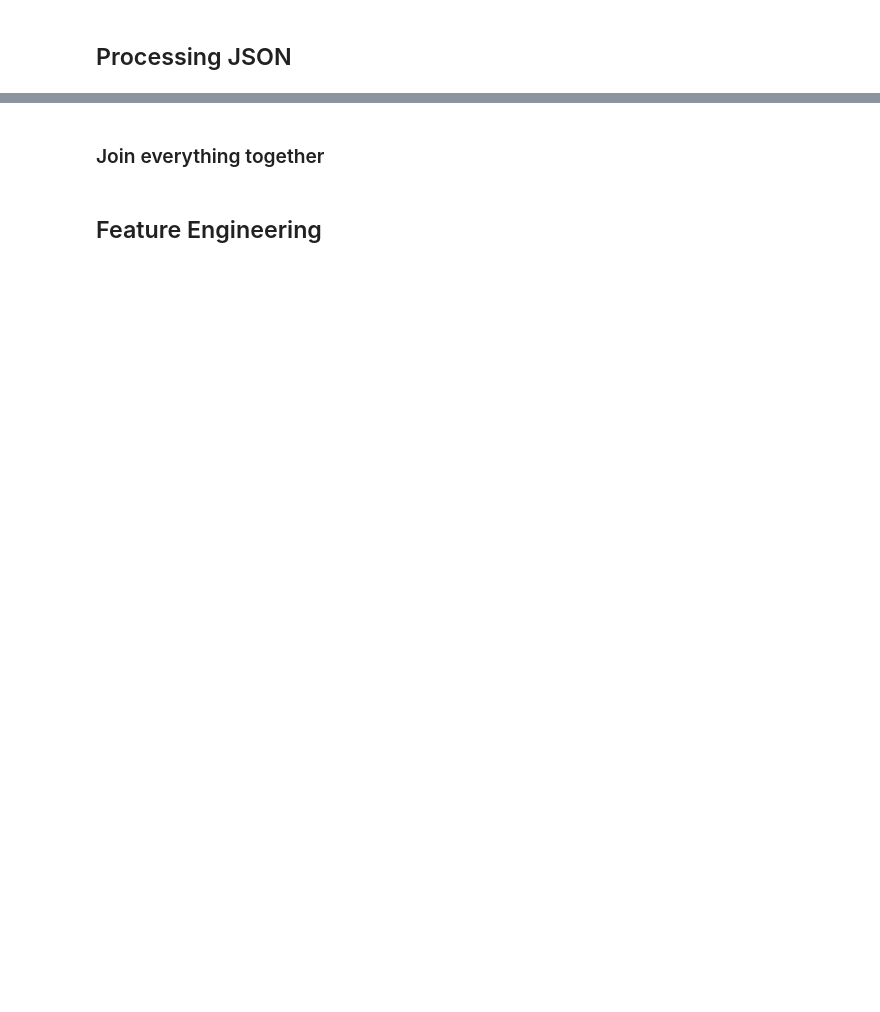
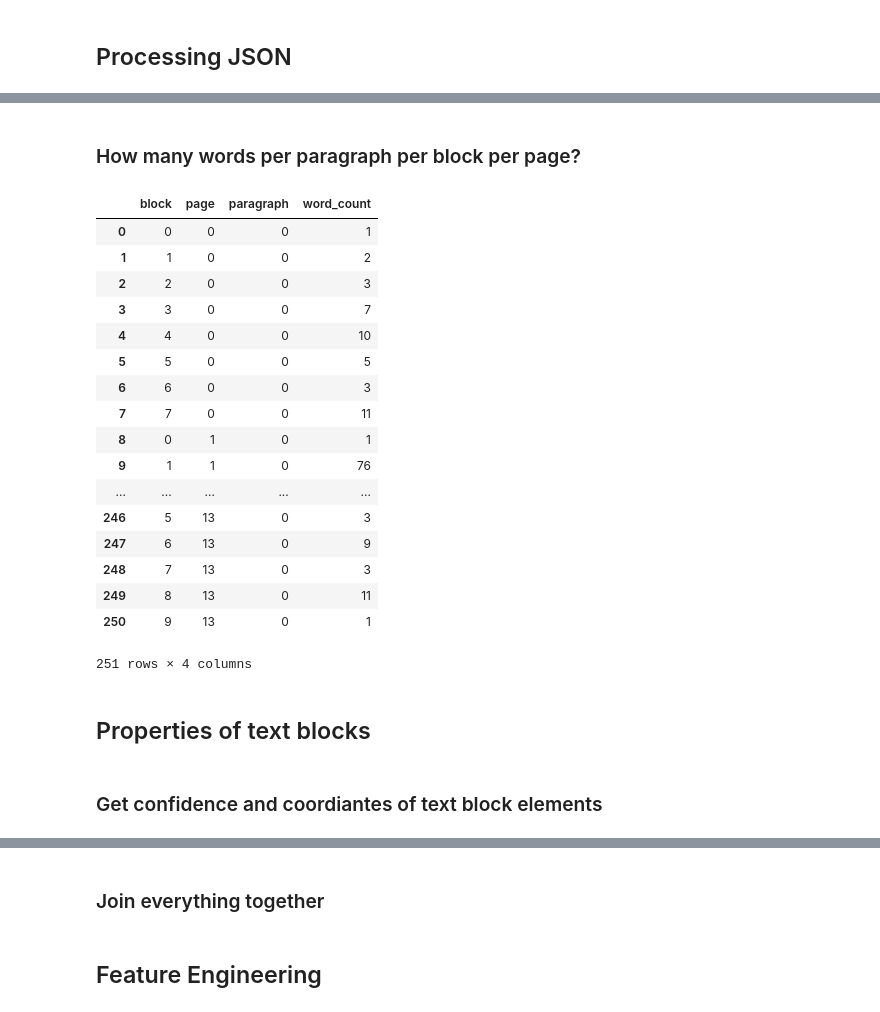
Before and after one commit to tobiaszwingmann/pdf-summarization, a Jupyter notebook: pdf-text-extraction.ipynb, the cells around one changed output, grey strips where cells are left out. Cells and saved outputs as stored; diff of their text form; code cells hidden in the pictures; blank space fills up the shorter version.

```diff
--- a/pdf-text-extraction.ipynb
+++ b/pdf-text-extraction.ipynb
@@ -166,0 +167,42 @@ blocks_on_pages_df = pd.DataFrame(blocks_on_pages_df)
+# %% [markdown]
+### How many words per paragraph per block per page?
+# %%
+# word per paragraph
+data = []
+cols = ['word_count', 'paragraph','block', 'page']
+
+for page in range(page_count):
+    for block in range(block_counts_df.loc[page,'block_count']):
+        for paragraph in range(paragraph_counts_df.query( ('page == ' + str(page) + (' & block_count == ' + str(block))))['paragraph_count'].values[0]):
+            path = pdf_content_json['responses'][page]['fullTextAnnotation']['pages'][0]['blocks'][block]['paragraphs'][paragraph]['words']
+            vals = [len(path)]
+            vals.append(paragraph)
+            vals.append(block)
+            vals.append(page)
+            data.append(dict(zip(cols, vals)))
+
+word_counts_df = pd.DataFrame(data)
+word_counts_df
+# %% [output]
+|  | block | page | paragraph | word_count |
+| 0 | 0 | 0 | 0 | 1 |
+| 1 | 1 | 0 | 0 | 2 |
+| 2 | 2 | 0 | 0 | 3 |
+| 3 | 3 | 0 | 0 | 7 |
+| 4 | 4 | 0 | 0 | 10 |
+| 5 | 5 | 0 | 0 | 5 |
+| 6 | 6 | 0 | 0 | 3 |
+| 7 | 7 | 0 | 0 | 11 |
+| 8 | 0 | 1 | 0 | 1 |
+| 9 | 1 | 1 | 0 | 76 |
+| ... | ... | ... | ... | ... |
+| 246 | 5 | 13 | 0 | 3 |
+| 247 | 6 | 13 | 0 | 9 |
+| 248 | 7 | 13 | 0 | 3 |
+| 249 | 8 | 13 | 0 | 11 |
+| 250 | 9 | 13 | 0 | 1 |
+251 rows × 4 columns
+# %% [markdown]
+## Properties of text blocks
+# %% [markdown]
+### Get confidence and coordiantes of text block elements
```
Also changed, not shown: parts of 113 cells of this notebook.
